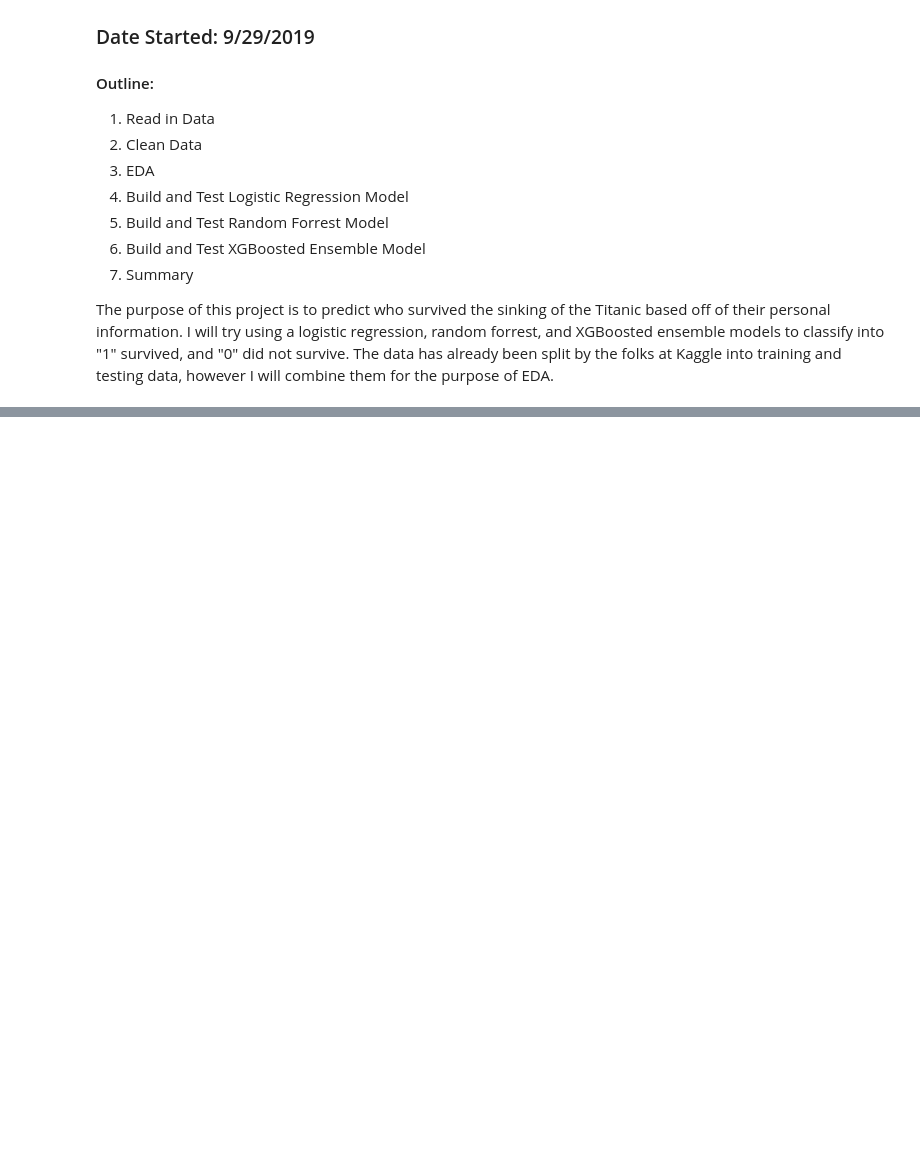
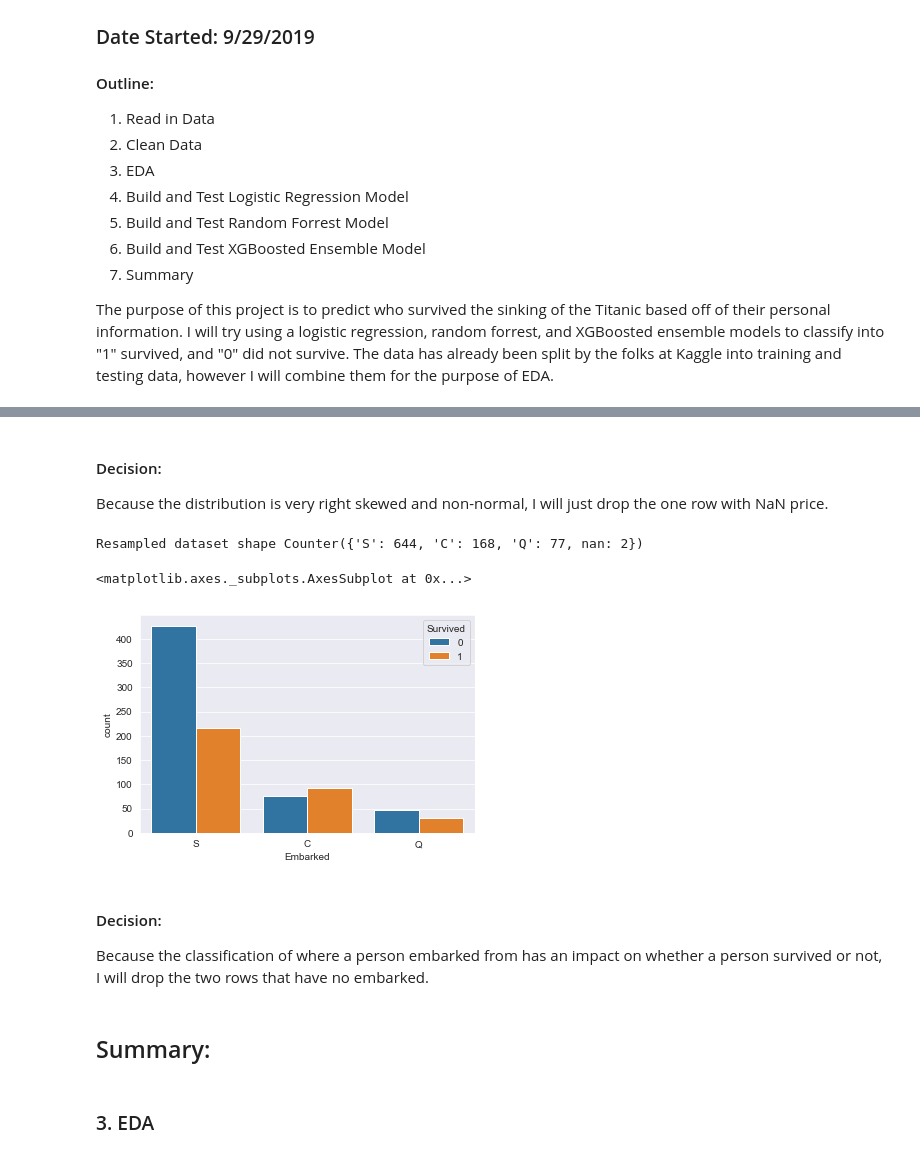
Before and after one commit to dusty736/kaggle_titanic, a Jupyter notebook: Titanic.ipynb, the cells around one changed output, grey strips where cells are left out. Saved outputs shown, nothing was run; the diff lists cells and outputs as text; code cells hidden in the pictures; blank space fills up the shorter version.

```diff
--- a/Titanic.ipynb
+++ b/Titanic.ipynb
@@ -28,0 +191,15 @@ ModuleNotFoundError: No module named 'category_encoders'
+# %% [markdown]
+#### Decision:
+Because the distribution is very right skewed and non-normal, I will just drop the one row with NaN price.
+# %%
+print('Resampled dataset shape {}'.format(Counter(train_data["Embarked"])))
+# %% [output]
+Resampled dataset shape Counter({'S': 644, 'C': 168, 'Q': 77, nan: 2})
+# %%
+sns.countplot(x = "Embarked", hue = "Survived", data=train_data)
+# %% [output]
+<matplotlib.axes._subplots.AxesSubplot at 0x...>
+[figure, added]
+# %% [markdown]
+#### Decision:
+Because the classification of where a person embarked from has an impact on whether a person survived or not, I will drop the two rows that have no embarked.
@@ -28,0 +247,4 @@ ModuleNotFoundError: No module named 'category_encoders'
+# %% [markdown]
+## Summary:
+# %% [markdown]
+### 3. EDA
```
Also changed, not shown: parts of 29 cells of this notebook.
